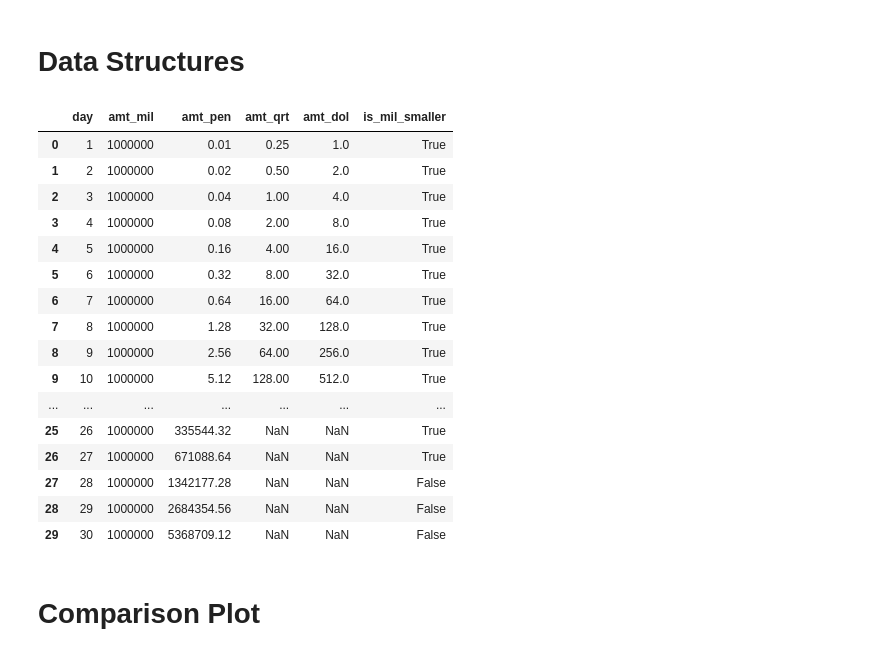
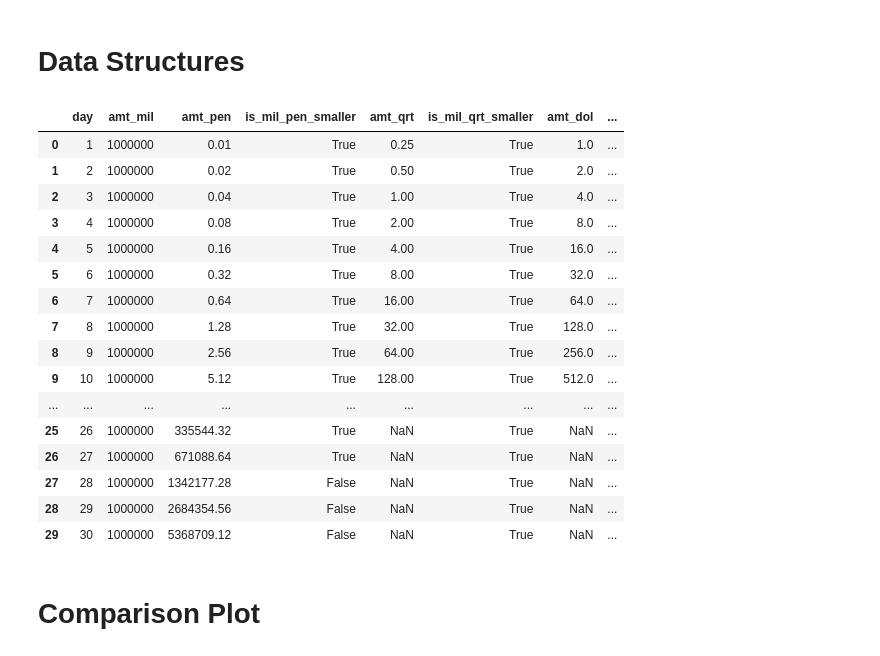
Before and after one commit to JIVJGFJZKF/experiment_exponential, a Jupyter notebook: exponential.ipynb, the cells around one changed output. Saved outputs shown, nothing was run; the diff lists cells and outputs as text; code cells hidden in the pictures.

```diff
--- a/exponential.ipynb
+++ b/exponential.ipynb
@@ -47,42 +47,50 @@ def get_doubled_total(val_amt_base=0.01,val_n=30):
 # %%
 df = pd.DataFrame(list(range(30)),columns=['day'])
 df['day'] = df['day']+1
 #df.set_index('day',inplace=True)
 df['amt_mil'] = 10**6
+df['amt_pen'] = np.NaN
+df['is_mil_pen_smaller'] = True
+df['amt_qrt'] = np.NaN
+df['is_mil_qrt_smaller'] = True
+df['amt_dol'] = np.NaN
+df['is_mil_dol_smaller'] = True
 val_amt_pen = 0.01
 val_amt_qrt = 0.25
 val_amt_dol = 1.0
 for i,row in df.iterrows():
     df.loc[i,'amt_pen'] = val_amt_pen
+    df.loc[i,'is_mil_pen_smaller'] = df.loc[i,'amt_mil'] > df.loc[i,'amt_pen']
     if(i<25):
         df.loc[i,'amt_qrt'] = val_amt_qrt
+        df.loc[i,'is_mil_qrt_smaller'] = df.loc[i,'amt_mil'] > df.loc[i,'amt_qrt']
         df.loc[i,'amt_dol'] = val_amt_dol
+        df.loc[i,'is_mil_dol_smaller'] = df.loc[i,'amt_mil'] > df.loc[i,'amt_dol']
     else:
         df.loc[i,'amt_qrt'] = np.NaN
         df.loc[i,'amt_dol'] = np.NaN
     val_amt_pen = val_amt_pen*2
     val_amt_qrt = val_amt_qrt*2
     val_amt_dol = val_amt_dol*2
-df['is_mil_smaller'] = df['amt_mil'] > df['amt_pen']
 df
 # %% [output]
-|  | day | amt_mil | amt_pen | amt_qrt | amt_dol | is_mil_smaller |
-| 0 | 1 | 1000000 | 0.01 | 0.25 | 1.0 | True |
-| 1 | 2 | 1000000 | 0.02 | 0.50 | 2.0 | True |
-| 2 | 3 | 1000000 | 0.04 | 1.00 | 4.0 | True |
-| 3 | 4 | 1000000 | 0.08 | 2.00 | 8.0 | True |
-| 4 | 5 | 1000000 | 0.16 | 4.00 | 16.0 | True |
-| 5 | 6 | 1000000 | 0.32 | 8.00 | 32.0 | True |
-| 6 | 7 | 1000000 | 0.64 | 16.00 | 64.0 | True |
-| 7 | 8 | 1000000 | 1.28 | 32.00 | 128.0 | True |
-| 8 | 9 | 1000000 | 2.56 | 64.00 | 256.0 | True |
-| 9 | 10 | 1000000 | 5.12 | 128.00 | 512.0 | True |
-| ... | ... | ... | ... | ... | ... | ... |
-| 25 | 26 | 1000000 | 335544.32 | NaN | NaN | True |
-| 26 | 27 | 1000000 | 671088.64 | NaN | NaN | True |
-| 27 | 28 | 1000000 | 1342177.28 | NaN | NaN | False |
-| 28 | 29 | 1000000 | 2684354.56 | NaN | NaN | False |
-| 29 | 30 | 1000000 | 5368709.12 | NaN | NaN | False |
+|  | day | amt_mil | amt_pen | is_mil_pen_smaller | amt_qrt | is_mil_qrt_smaller | amt_dol | ... |
+| 0 | 1 | 1000000 | 0.01 | True | 0.25 | True | 1.0 | ... |
+| 1 | 2 | 1000000 | 0.02 | True | 0.50 | True | 2.0 | ... |
+| 2 | 3 | 1000000 | 0.04 | True | 1.00 | True | 4.0 | ... |
+| 3 | 4 | 1000000 | 0.08 | True | 2.00 | True | 8.0 | ... |
+| 4 | 5 | 1000000 | 0.16 | True | 4.00 | True | 16.0 | ... |
+| 5 | 6 | 1000000 | 0.32 | True | 8.00 | True | 32.0 | ... |
+| 6 | 7 | 1000000 | 0.64 | True | 16.00 | True | 64.0 | ... |
+| 7 | 8 | 1000000 | 1.28 | True | 32.00 | True | 128.0 | ... |
+| 8 | 9 | 1000000 | 2.56 | True | 64.00 | True | 256.0 | ... |
+| 9 | 10 | 1000000 | 5.12 | True | 128.00 | True | 512.0 | ... |
+| ... | ... | ... | ... | ... | ... | ... | ... | ... |
+| 25 | 26 | 1000000 | 335544.32 | True | NaN | True | NaN | ... |
+| 26 | 27 | 1000000 | 671088.64 | True | NaN | True | NaN | ... |
+| 27 | 28 | 1000000 | 1342177.28 | False | NaN | True | NaN | ... |
+| 28 | 29 | 1000000 | 2684354.56 | False | NaN | True | NaN | ... |
+| 29 | 30 | 1000000 | 5368709.12 | False | NaN | True | NaN | ... |
 # %% [markdown]
 # Comparison Plot
 # %%
```
Also changed, not shown: parts of 11 cells of this notebook, 1 other file.
